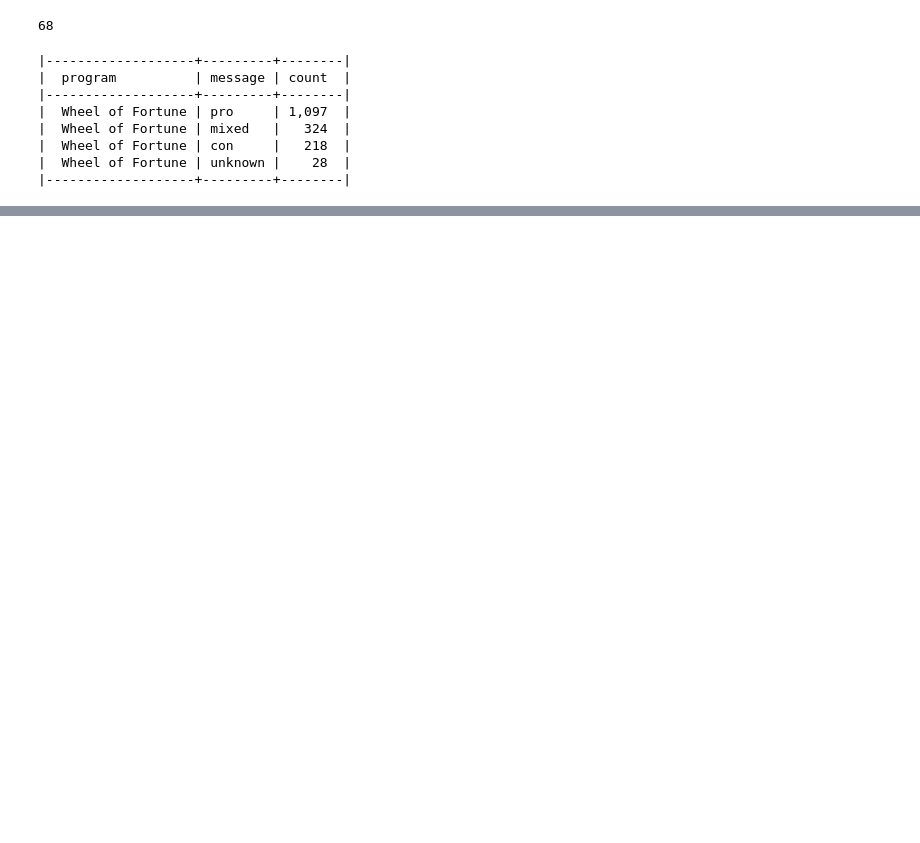
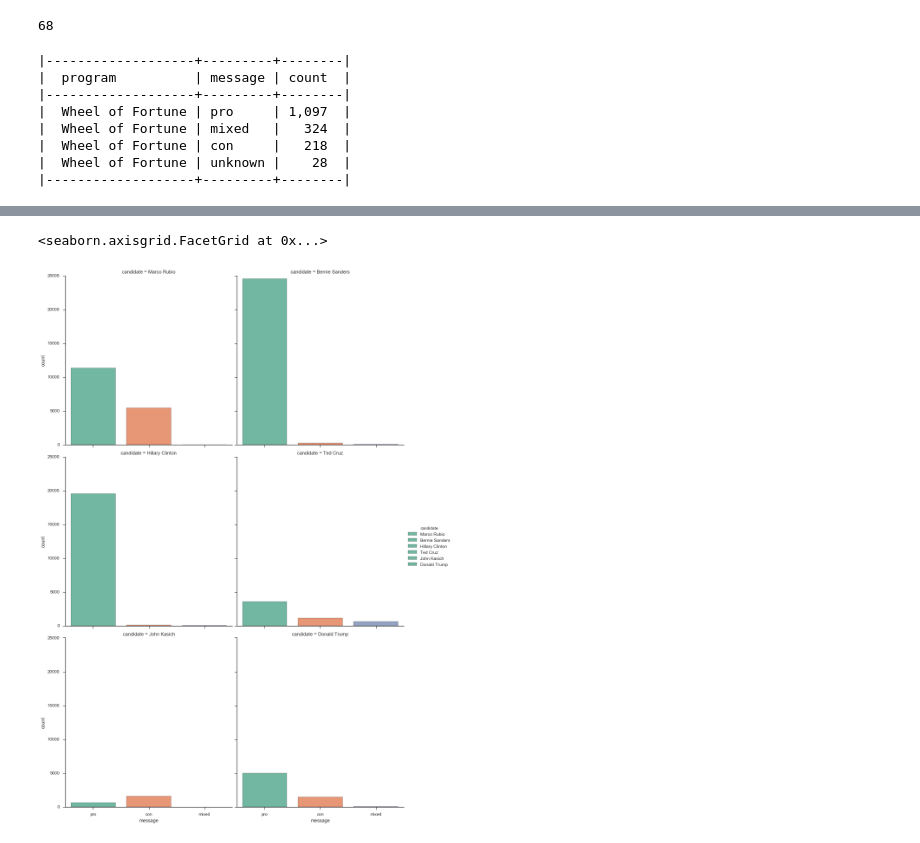
Before and after one commit to mattwaite/JOUR307-Data-Journalism, a Jupyter notebook: Assignments/SecondChartAssignment/VisualizingPresidentialCommercials.ipynb, the cells around one changed output, grey strips where cells are left out. Drawn from its saved outputs; the diff is of its cells as text; code cells hidden in the pictures; blank space fills up the shorter version.

Commit message:
Tweaks to temp example, changes to second chart assignment that's not an assigment.

```diff
--- a/Assignments/SecondChartAssignment/VisualizingPresidentialCommercials.ipynb
+++ b/Assignments/SecondChartAssignment/VisualizingPresidentialCommercials.ipynb
@@ -183,3 +212,11 @@ grid.map(plt.plot, "day", "count", marker="o", ms=4).add_legend()
 # %% [output]
 <seaborn.axisgrid.FacetGrid at 0x...>
 [figure]
+# %%
+cm = pd.read_csv('candidate_message_count.csv')
+# %%
+grid = sns.FacetGrid(cm, col="candidate", hue="candidate", col_wrap=2, size=6)
+grid.map(sns.barplot, "message", "count", palette="Set2").add_legend()
+# %% [output]
+<seaborn.axisgrid.FacetGrid at 0x...>
+[figure, added]
```
Also changed, not shown: parts of 10 cells of this notebook.
